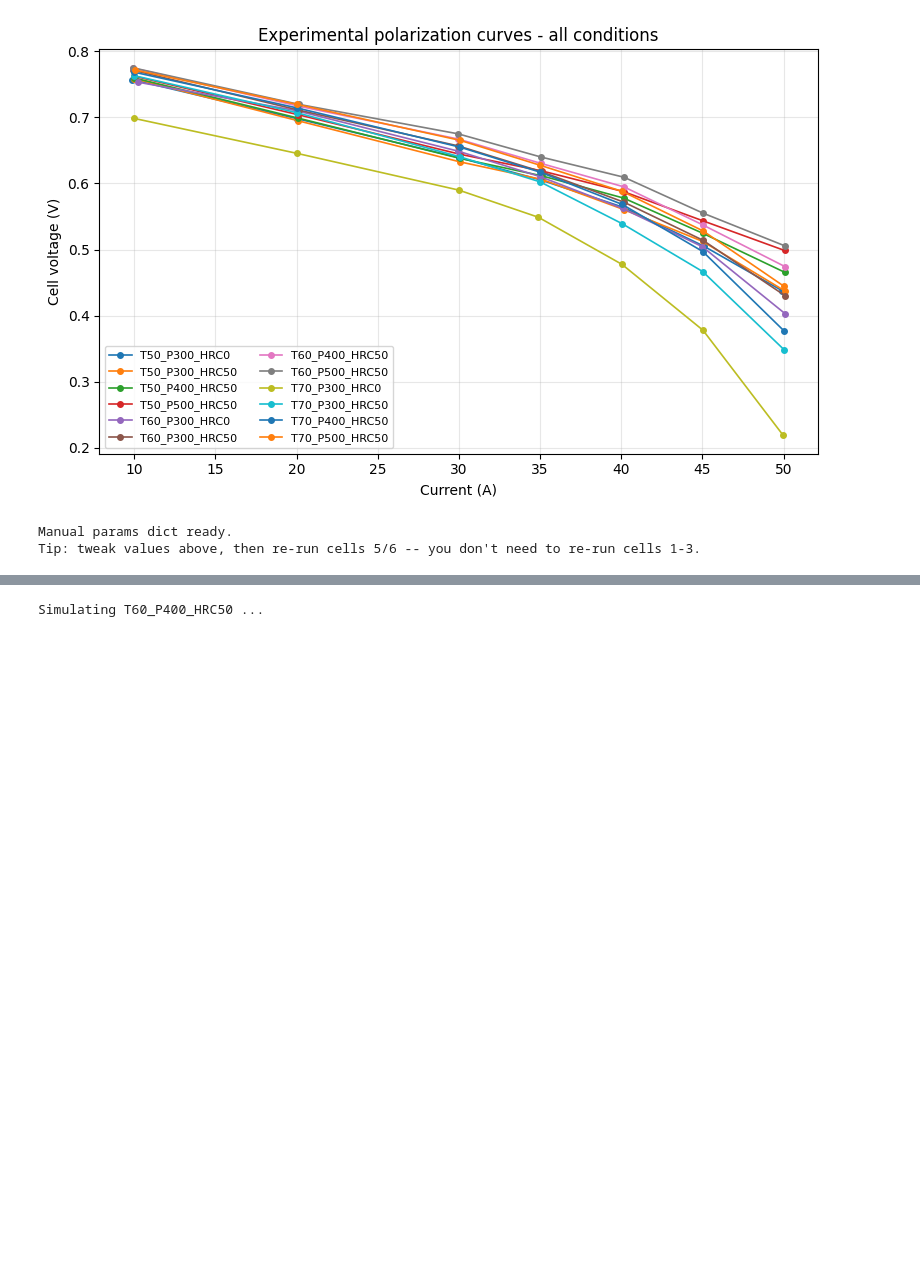
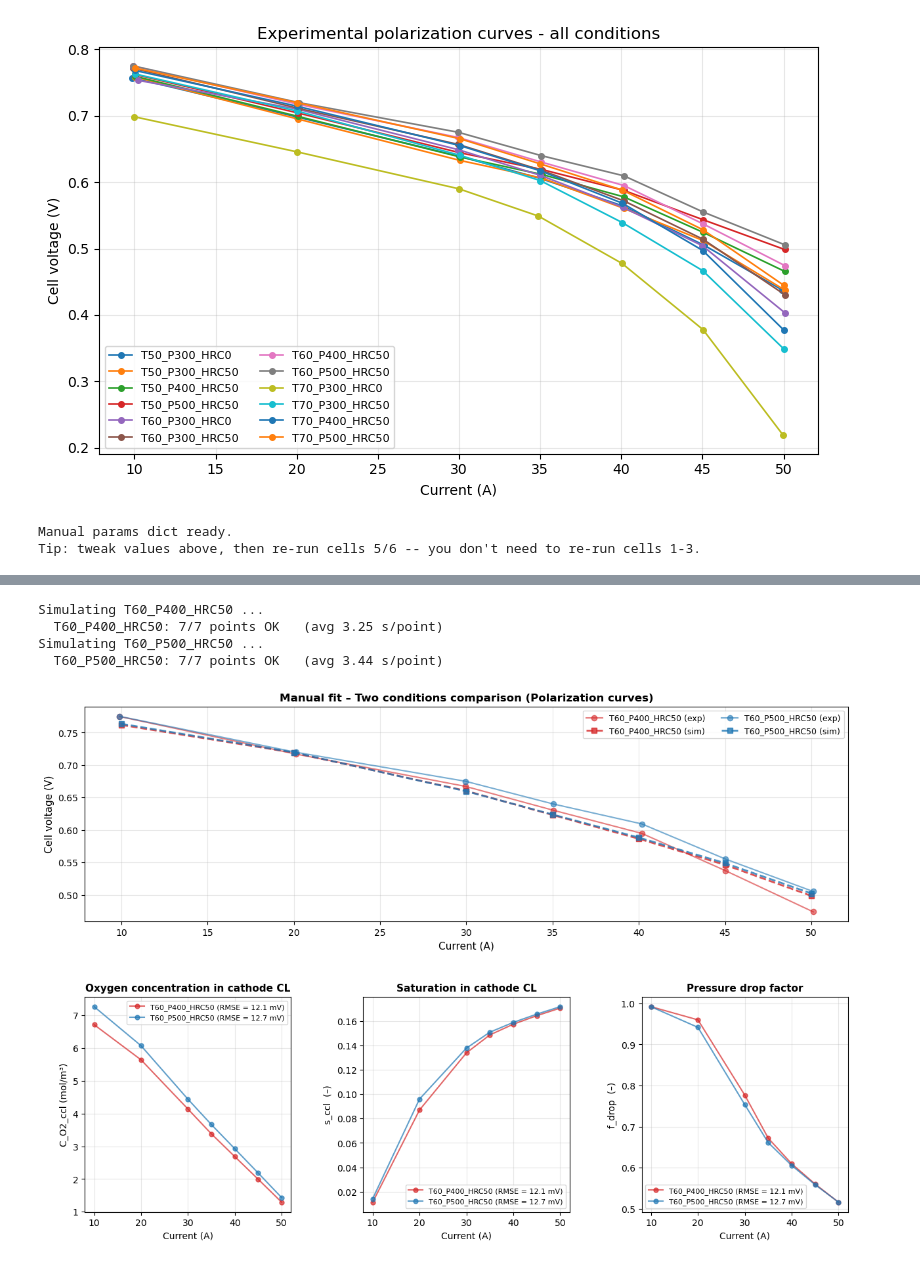
Before and after one commit to YuKwanH/DS-AlphaPEM, a Jupyter notebook: simulation/parameter calibration/dynamic model/manual_polar.ipynb, the cells around one changed output, grey strips where cells are left out. Cells and saved outputs as stored; diff of their text form; code cells hidden in the pictures; blank space fills up the shorter version.

```diff
--- a/simulation/parameter calibration/dynamic model/manual_polar.ipynb
+++ b/simulation/parameter calibration/dynamic model/manual_polar.ipynb
@@ -297,35 +284,80 @@ RMSE on 5 points: 30.1 mV
 # %%
-
-# ---- Cell 7: Plot two-condition fit ----
-# Change CHOSEN_2 to any two keys printed by cell 2.
+# ---- Cell 7: Plot two-condition fit with internal states overlaid ----
 CHOSEN_2 = ["T60_P400_HRC50", "T60_P500_HRC50"]
 
-fig, axes = plt.subplots(1, 2, figsize=(13, 5), sharey=True)
-for ax, cond_key in zip(axes, CHOSEN_2):
+fig = plt.figure(figsize=(15, 10))
+gs  = gridspec.GridSpec(2, 3, figure=fig, hspace=0.35, wspace=0.35)
+ax_polar = fig.add_subplot(gs[0, :])
+ax_co2   = fig.add_subplot(gs[1, 0])
+ax_s     = fig.add_subplot(gs[1, 1])
+ax_fd    = fig.add_subplot(gs[1, 2])
+
+# Storage for all data
+all_results = {}
+colors = {"T60_P400_HRC50": "tab:red", "T60_P500_HRC50": "tab:blue"}
+
+# Simulate both conditions
+for cond_key in CHOSEN_2:
     print(f"Simulating {cond_key} ...")
     df    = polardata_exp[cond_key]
     i_exp = df["I_LOAD"].to_numpy(dtype=float)
     v_exp = df["VFC"].to_numpy(dtype=float) / n_cell
+    i_sim, v_sim, internals = simulate_polar(cond_key, manual_params)
 
-    i_sim, v_sim, _ = simulate_polar(cond_key, manual_params)
+    all_results[cond_key] = {"i_exp": i_exp, "v_exp": v_exp, "i_sim": i_sim, "v_sim": v_sim, "internals": internals}
 
-    ax.plot(i_exp, v_exp, "o-",  color="tab:blue", markersize=6, label="Experiment")
+    # Plot polarization curves on shared plot
+    ax_polar.plot(i_exp, v_exp, "o-", color=colors[cond_key], markersize=6, label=f"{cond_key} (exp)", alpha=0.6, linewidth=1.5)
     if i_sim:
-        ax.plot(i_sim, v_sim, "s--", color="tab:red",  markersize=6, label="Simulation")
+        ax_polar.plot(i_sim, v_sim, "s--", color=colors[cond_key], markersize=6, label=f"{cond_key} (sim)", alpha=0.8, linewidth=2)
 
-        idx_match = [int(np.argmin((i_t - i_exp) ** 2)) for i_t in i_sim]
+ax_polar.set_ylabel("Cell voltage (V)", fontsize=11)
+ax_polar.set_xlabel("Current (A)", fontsize=11)
+ax_polar.set_title("Manual fit – Two conditions comparison (Polarization curves)", fontsize=12, fontweight="bold")
+ax_polar.grid(True, alpha=0.3)
+ax_polar.legend(loc="best", fontsize=9, ncol=2)
+
+# Plot internal states for both conditions overlaid
+for cond_key, color in colors.items():
+    i_sim = all_results[cond_key]["i_sim"]
+    internals = all_results[cond_key]["internals"]
+    v_exp = all_results[cond_key]["v_exp"]
+    v_sim = all_results[cond_key]["v_sim"]
+
+    if i_sim:
+        idx_match = [int(np.argmin((i_t - all_results[cond_key]["i_exp"]) ** 2)) for i_t in i_sim]
         rmse = float(np.sqrt(np.mean((np.array(v_sim) - v_exp[idx_match]) ** 2)))
-        ax.set_title(f"{cond_key}   (RMSE = {rmse*1000:.1f} mV)")
-    else:
-        ax.set_title(f"{cond_key}   (no sim points)")
+        rmse_str = f"RMSE = {rmse*1000:.1f} mV"
+        label = f"{cond_key} ({rmse_str})"
 
-    ax.set_xlabel("Current (A)")
-    ax.grid(True, alpha=0.3)
-    ax.legend(loc="best")
+        ax_co2.plot(i_sim, internals["C_O2_ccl"], "o-", color=color, markersize=5, label=label, linewidth=1.5, alpha=0.7)
+        ax_s.plot(i_sim, internals["s_ccl"], "o-", color=color, markersize=5, label=label, linewidth=1.5, alpha=0.7)
+        ax_fd.plot(i_sim, internals["fdrop"], "o-", color=color, markersize=5, label=label, linewidth=1.5, alpha=0.7)
 
-axes[0].set_ylabel("Cell voltage (V)")
-plt.suptitle("Manual fit - two conditions side by side", fontsize=12)
+# Format diagnostic plots
+ax_co2.set_ylabel("C_O2_ccl (mol/m³)", fontsize=10)
+ax_co2.set_xlabel("Current (A)", fontsize=10)
+ax_co2.set_title("Oxygen concentration in cathode CL", fontsize=11, fontweight="bold")
+ax_co2.grid(True, alpha=0.3)
+ax_co2.legend(fontsize=8, loc="best")
+
+ax_s.set_ylabel("s_ccl  (–)", fontsize=10)
+ax_s.set_xlabel("Current (A)", fontsize=10)
+ax_s.set_title("Saturation in cathode CL", fontsize=11, fontweight="bold")
+ax_s.grid(True, alpha=0.3)
+ax_s.legend(fontsize=8, loc="best")
+
+ax_fd.set_ylabel("f_drop  (–)", fontsize=10)
+ax_fd.set_xlabel("Current (A)", fontsize=10)
+ax_fd.set_title("Pressure drop factor", fontsize=11, fontweight="bold")
+ax_fd.grid(True, alpha=0.3)
+ax_fd.legend(fontsize=8, loc="best")
+
 plt.tight_layout()
 plt.show()
 # %% [output]
 Simulating T60_P400_HRC50 ...
+  T60_P400_HRC50: 7/7 points OK   (avg 3.25 s/point)
+Simulating T60_P500_HRC50 ...
+  T60_P500_HRC50: 7/7 points OK   (avg 3.44 s/point)
+[figure, added]
```
Also changed, not shown: parts of 5 cells of this notebook, 1 other file.
